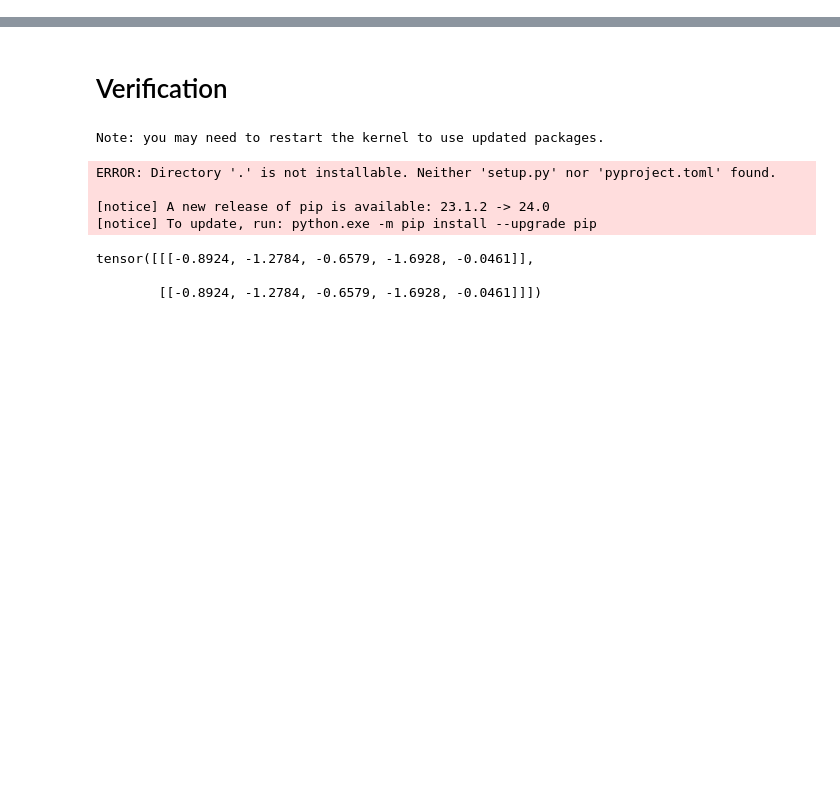
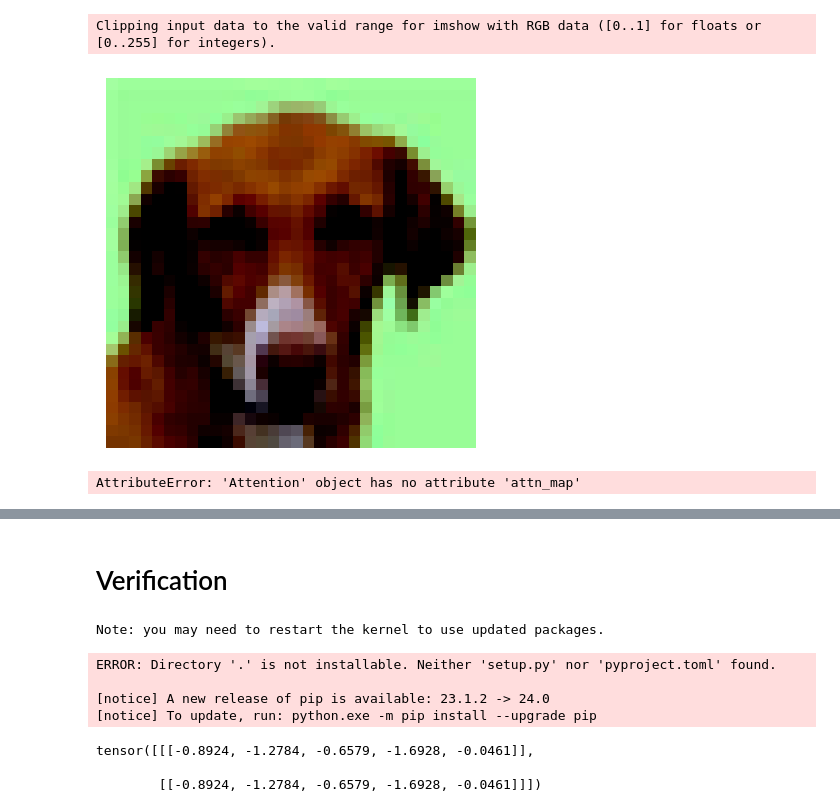
Before and after one commit to varun-1411/vit-pytorch, a Jupyter notebook: ViT_architechture.ipynb, the cells around one changed output, grey strips where cells are left out. Saved outputs shown, nothing was run; the diff lists cells and outputs as text; code cells hidden in the pictures; blank space fills up the shorter version.

```diff
--- a/ViT_architechture.ipynb
+++ b/ViT_architechture.ipynb
@@ -250,0 +673,2 @@ class VisionTransformer(nn.Module):
+# %%
+trainloader, validloader, testloader = get_cifar_dataloaders(batch_size, train_size=size)
@@ -250,0 +686,7 @@ class VisionTransformer(nn.Module):
+# %%
+# try different number of heads
+n_heads = [4, 8, 12]
+for heads in n_heads:
+    custom_config = {"img_size": 32, "patch_size": 4, "in_channels": 3, "n_classes": 10, "emb_size": 48, "depth": 12, "n_heads": heads, "mlp_ratio": 4., "qkv_bias": True, "drop_prob": 0.3, "attn_drop_prob": 0.3}
+    model_custom = VisionTransformer(**custom_config)
+    train_model(model_custom, trainloader, validloader, testloader, n_epochs=10, lr=0.001, device=torch.device('cuda' if torch.cuda.is_available() else 'cpu'))
@@ -250,0 +1559,14 @@ class VisionTransformer(nn.Module):
+# %%
+image_np = image.numpy()
+
+# If the image is normalized, you may need to denormalize it before displaying
+# Denormalization example (assuming the image is normalized with mean=0.5 and std=0.5)
+# image_np = image_np * 0.5 + 0.5
+
+# Plot the image
+plt.imshow(np.transpose(image_np, (1, 2, 0)))  # Transpose the dimensions for visualization
+plt.axis('off')  # Turn off axis
+plt.show()
+# %% [output]
+Clipping input data to the valid range for imshow with RGB data ([0..1] for floats or [0..255] for integers).
+[figure, added]
@@ -250,0 +1609,21 @@ class VisionTransformer(nn.Module):
+# %%
+# img = Image.open('n02102480_Sussex_spaniel.JPEG')
+x = image
+
+model = model_custom
+model.blocks[-1].attn.forward = my_forward_wrapper(model.blocks[-1].attn)
+
+# y = model(x.unsqueeze(0))
+attn_map = model.blocks[-1].attn.attn_map.mean(dim=1).squeeze(0).detach()
+# cls_weight = model.blocks[-1].attn.cls_attn_map.mean(dim=1).view(14, 14).detach()
+
+img_resized = x.permute(1, 2, 0) * 0.5 + 0.5
+# cls_resized = F.interpolate(cls_weight.view(1, 1, 14, 14), (224, 224), mode='bilinear').view(224, 224, 1)
+
+# show_img(image)
+show_img(attn_map)
+# show_img(cls_weight)
+show_img(img_resized)
+# show_img2(img_resized, cls_resized, alpha=0.8)
+# %% [output]
+AttributeError: 'Attention' object has no attribute 'attn_map'
```
Also changed, not shown: parts of 65 cells of this notebook, 3 other files.
